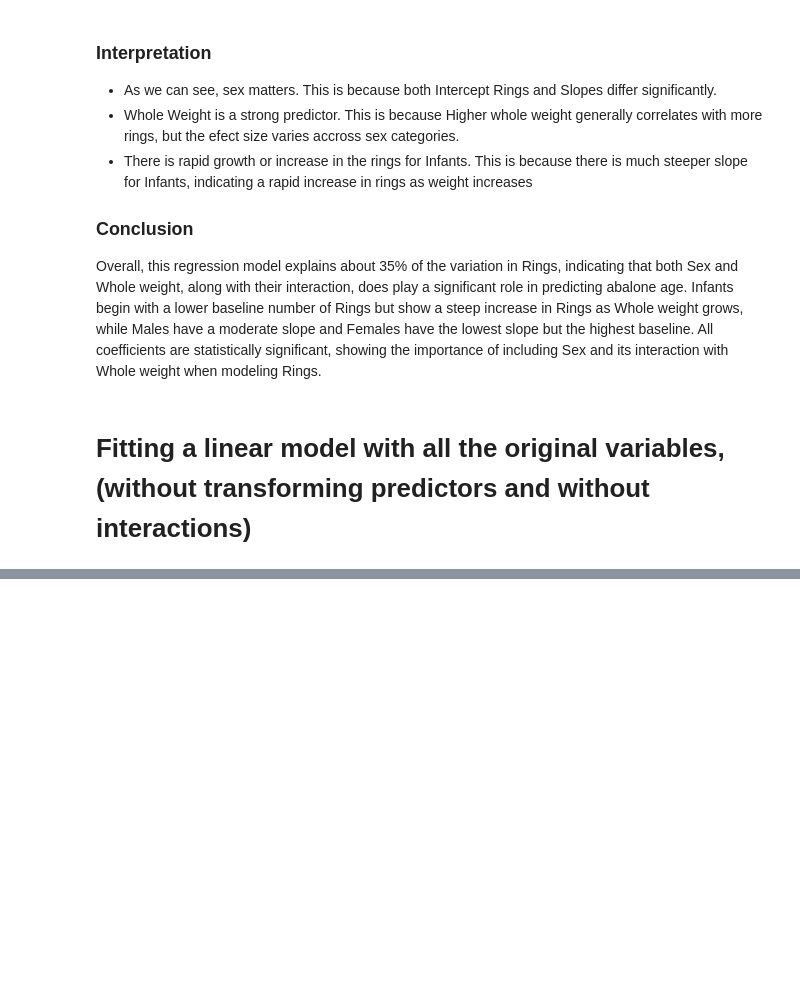
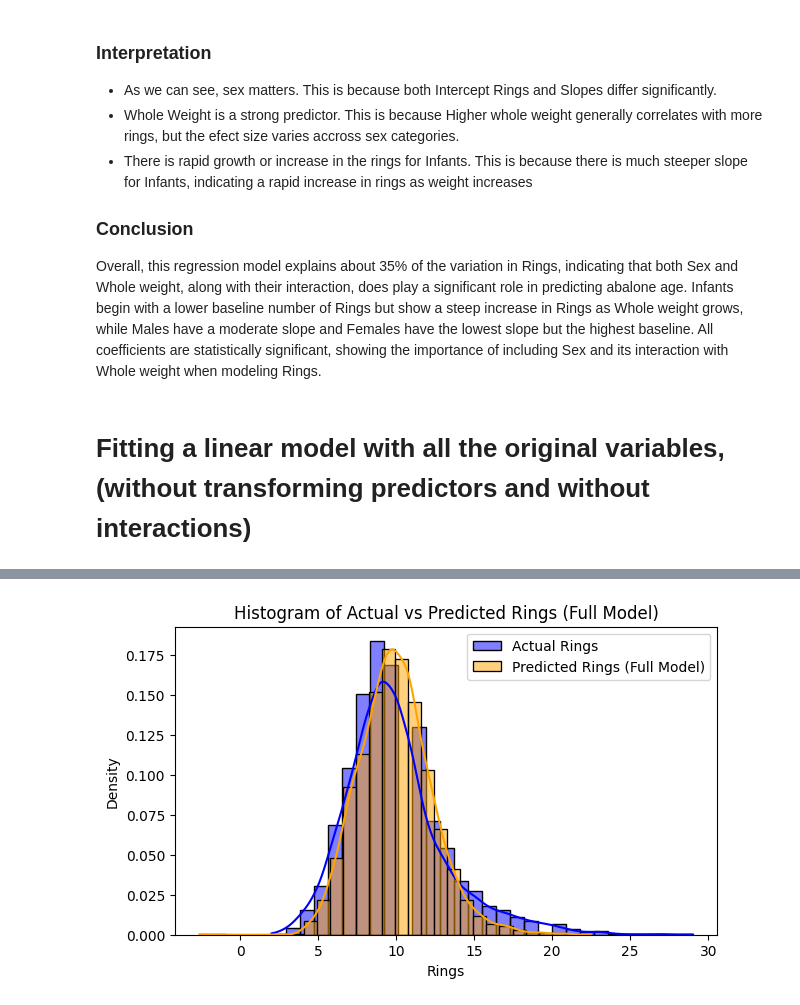
Before and after one commit to yashsavani19/Abalone-Age-Prediction-Analysis, a Jupyter notebook: notebooks/2_Regression_Model.ipynb, the cells around one changed output, grey strips where cells are left out. Saved outputs shown, nothing was run; the diff lists cells and outputs as text; code cells hidden in the pictures; blank space fills up the shorter version.

```diff
--- a/notebooks/2_Regression_Model.ipynb
+++ b/notebooks/2_Regression_Model.ipynb
@@ -111,6 +112,24 @@ Covariance Type:            nonrobust
 
 Notes:
 [1] Standard Errors assume that the covariance matrix of the errors is correctly specified.
+# %%
+# Visualizing the model in Histplot
+import matplotlib.pyplot as plt
+import seaborn as sns
+
+y_pred_full = model_full.predict(data)
+
+# Plot histogram of actual vs predicted
+plt.figure(figsize=(7,4))
+sns.histplot(data['Rings'], kde=True, color='blue', label='Actual Rings', stat='density', bins=30)
+sns.histplot(y_pred_full, kde=True, color='orange', label='Predicted Rings (Full Model)', stat='density', bins=30)
+plt.title('Histogram of Actual vs Predicted Rings (Full Model)')
+plt.xlabel('Rings')
+plt.ylabel('Density')
+plt.legend()
+plt.show()
+# %% [output]
+[figure, added]
 # %% [markdown]
 ### Key Statistics
 - `R-Squared` is 0.543, meaning about 54.3% of the variation in the Rings is explained by the model, and `Ajusted R-squared` value is 0.542, slightly lower due to multiple predictors.
```
Also changed, not shown: parts of 20 cells of this notebook, 1 other file.
